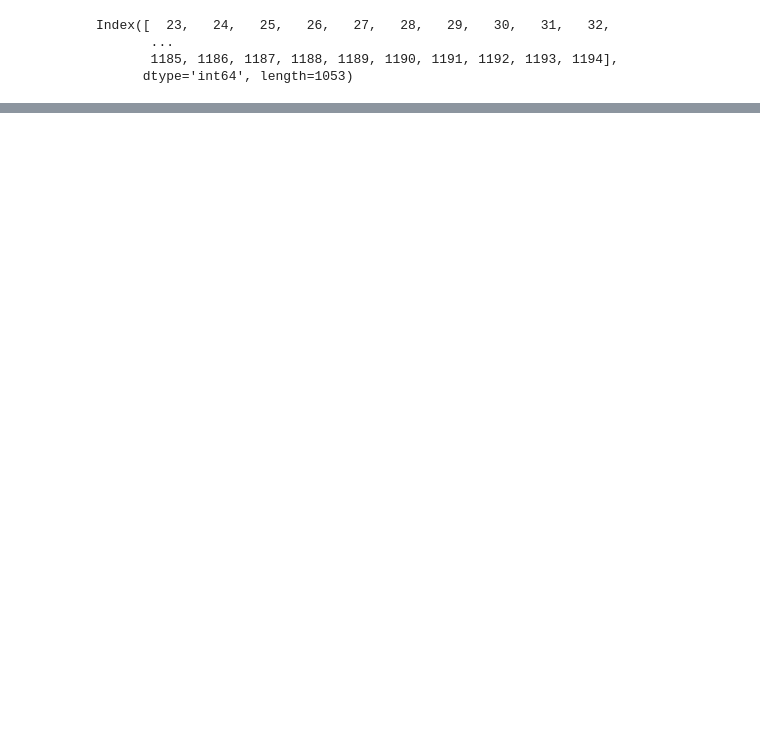
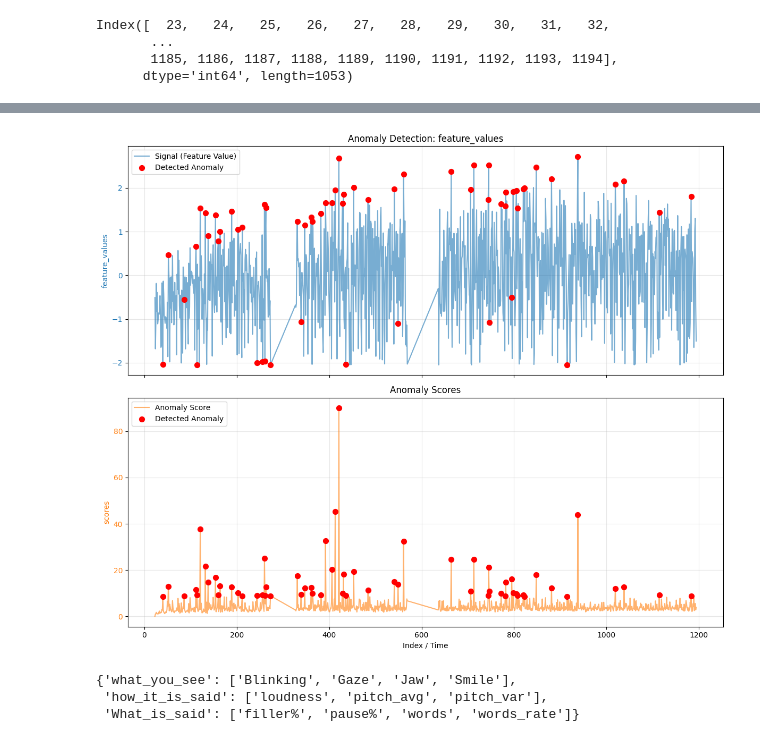
Before and after one commit to Ak62007/Multimodel-Reasoning, a Jupyter notebook: notebooks/anomaly_detection_testing.ipynb, the cells around one changed output, grey strips where cells are left out. Cells and saved outputs as stored; diff of their text form; code cells hidden in the pictures; blank space fills up the shorter version.

```diff
--- a/notebooks/anomaly_detection_testing.ipynb
+++ b/notebooks/anomaly_detection_testing.ipynb
@@ -221,0 +408,56 @@ Name: Time, dtype: object
+# %%
+def plot_anomalies(df, value_col='feature_values', anomaly_col='is_anomaly', score_col='scores'):
+    """
+    Plots the time series data and highlights the anomalies in two separate subplots.
+
+    Parameters:
+    - df: The dataframe containing the data.
+    - value_col: The column name of the data to plot (e.g., 'feature_values').
+    - anomaly_col: The boolean column indicating True for anomalies.
+    - score_col: The column name for anomaly scores.
+    """
+
+    # 1. Setup the plot with 2 subplots (vertically stacked)
+    fig, (ax1, ax2) = plt.subplots(2, 1, figsize=(12, 10), sharex=True)
+
+    # 2. First subplot: Feature Values with Anomalies
+    ax1.plot(df.index, df[value_col], color='tab:blue', alpha=0.6, label='Signal (Feature Value)')
+    ax1.set_ylabel(value_col, color='tab:blue')
+    ax1.tick_params(axis='y', labelcolor='tab:blue')
+
+    # Highlight the Anomalies on feature values
+    anomalies = df[df[anomaly_col] == True]
+    ax1.scatter(anomalies.index, anomalies[value_col], color='red', s=50, label='Detected Anomaly', zorder=5)
+    ax1.set_title(f'Anomaly Detection: {value_col}')
+    ax1.legend(loc='upper left')
+    ax1.grid(True, alpha=0.3)
+
+    # 3. Second subplot: Anomaly Scores with Anomalies
+    if score_col in df.columns:
+        ax2.plot(df.index, df[score_col], color='tab:orange', alpha=0.6, label='Anomaly Score')
+        ax2.set_ylabel(score_col, color='tab:orange')
+        ax2.tick_params(axis='y', labelcolor='tab:orange')
+
+        # Highlight the Anomalies on scores
+        ax2.scatter(anomalies.index, anomalies[score_col], color='red', s=50, label='Detected Anomaly', zorder=5)
+        ax2.set_title(f'Anomaly Scores')
+        ax2.legend(loc='upper left')
+        ax2.grid(True, alpha=0.3)
+
+    # 4. Final Formatting
+    ax2.set_xlabel('Index / Time')
+    plt.tight_layout()
+    plt.show()
+# %%
+plot_anomalies(df=anomaly_scores)
+# %% [output]
+[figure, added]
+# %%
+## Features that we have to work on
+{'what_you_see': ['Blinking', 'Gaze', 'Jaw', 'Smile'],
+ 'how_it_is_said': ['loudness', 'pitch_avg', 'pitch_var'],
+ 'What_is_said': ['filler%', 'pause%', 'words', 'words_rate']}
+# %% [output]
+{'what_you_see': ['Blinking', 'Gaze', 'Jaw', 'Smile'],
+ 'how_it_is_said': ['loudness', 'pitch_avg', 'pitch_var'],
+ 'What_is_said': ['filler%', 'pause%', 'words', 'words_rate']}
```
Also changed, not shown: parts of 23 cells of this notebook.
